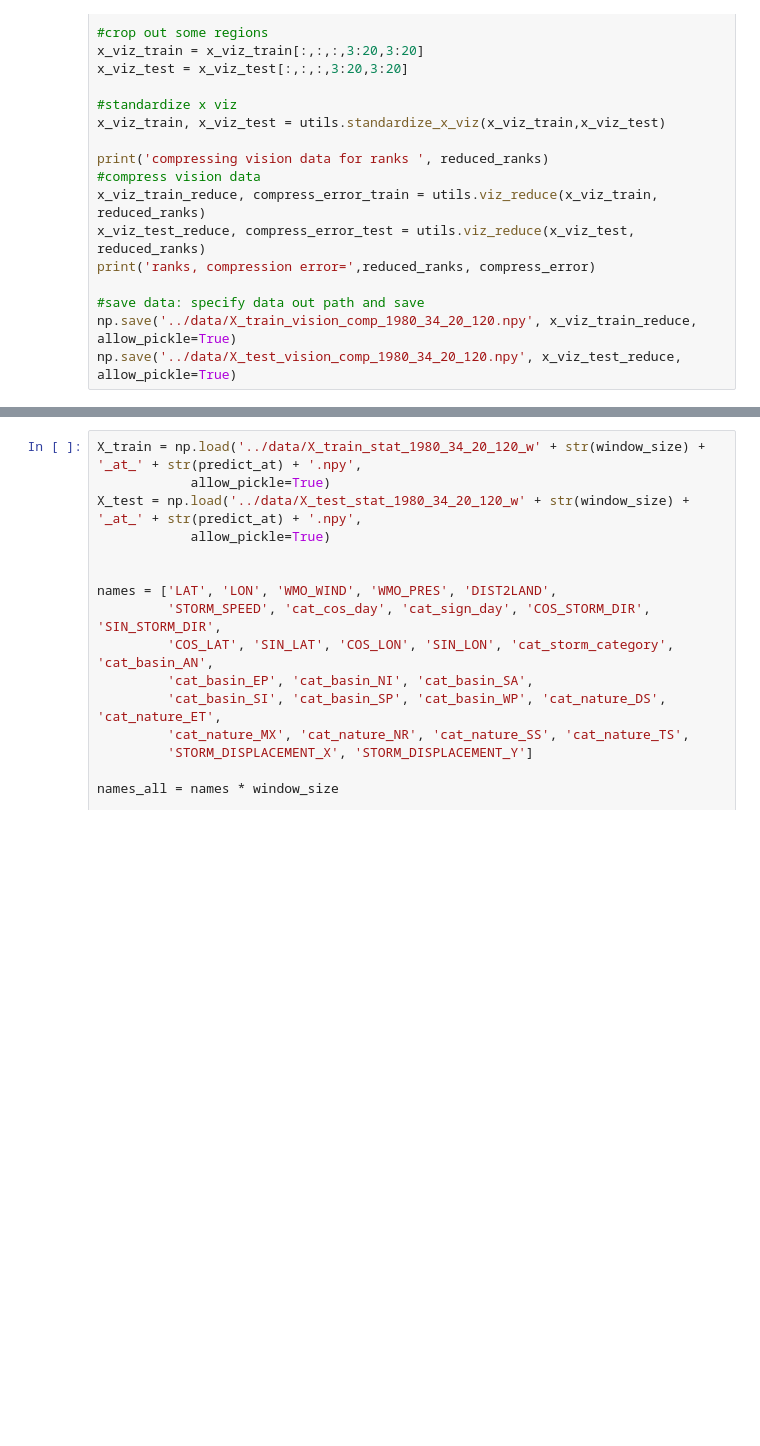
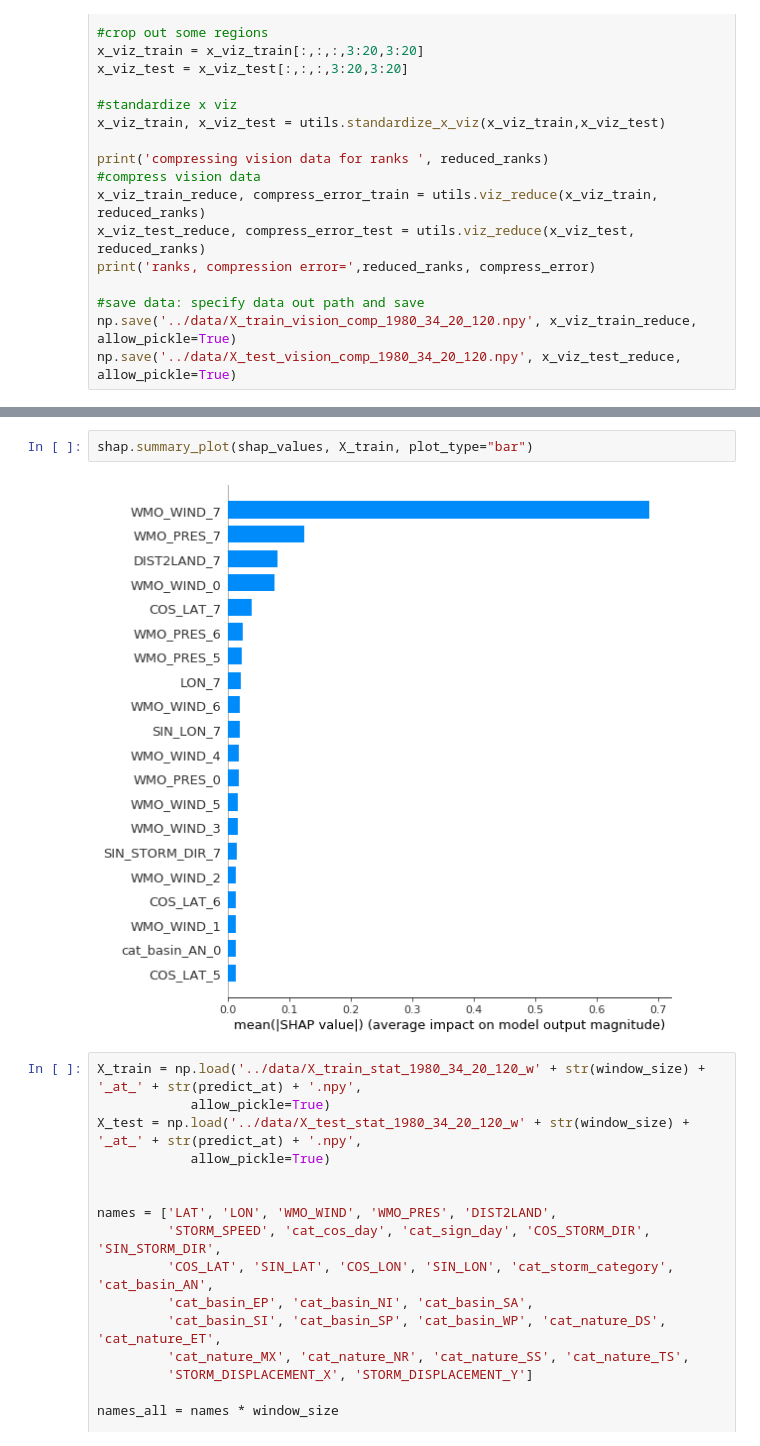
Before and after one commit to leobix/hurricast, a Jupyter notebook: notebooks/tune_xgb_tensor.ipynb, the cells around one changed output, grey strips where cells are left out. Drawn from its saved outputs; the diff is of its cells as text; blank space fills up the shorter version.

```diff
--- a/notebooks/tune_xgb_tensor.ipynb
+++ b/notebooks/tune_xgb_tensor.ipynb
@@ -119,3 +174,7 @@ xgb2.save_raw = myfun
+# %%
+shap.summary_plot(shap_values, X_train, plot_type="bar")
+# %% [output]
+[figure, added]
 # %%
 X_train = np.load('../data/X_train_stat_1980_34_20_120_w' + str(window_size) + '_at_' + str(predict_at) + '.npy',
             allow_pickle=True)
```
Also changed, not shown: parts of 20 cells of this notebook.
